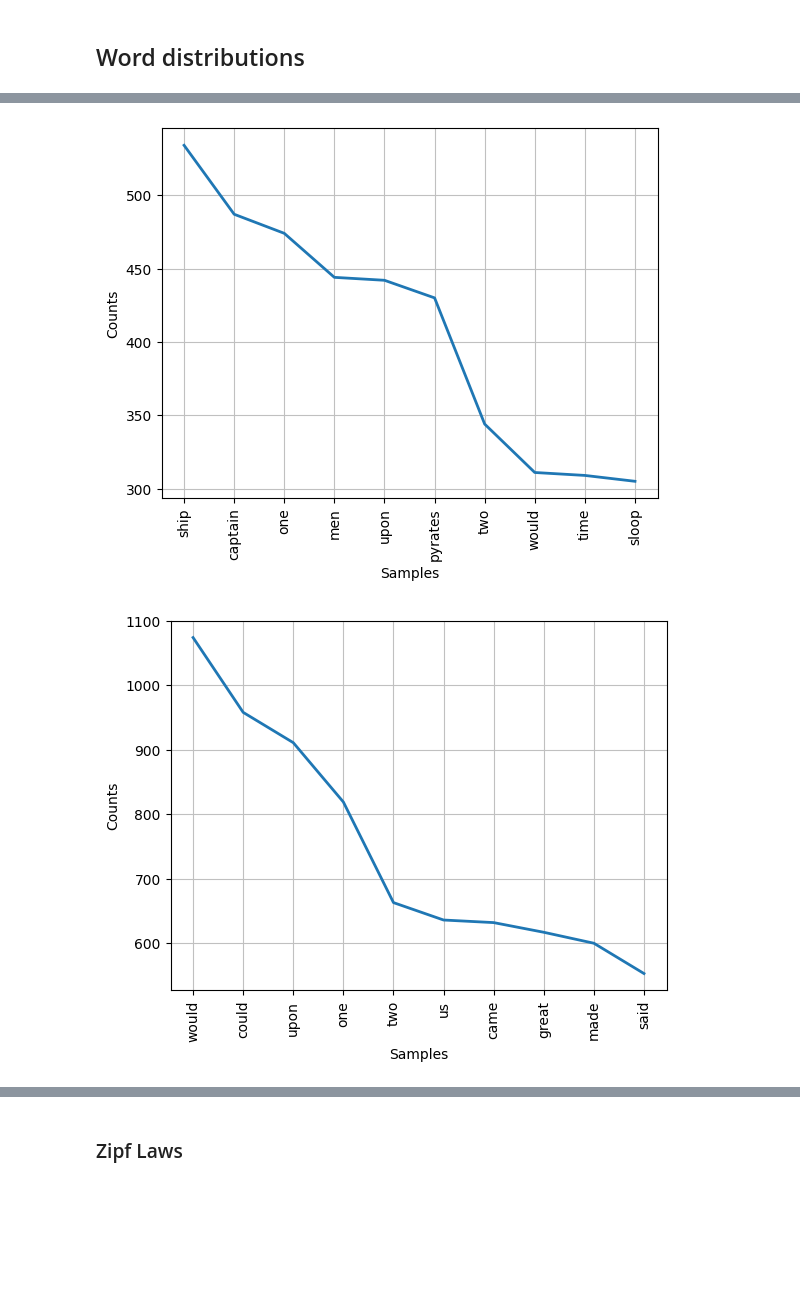
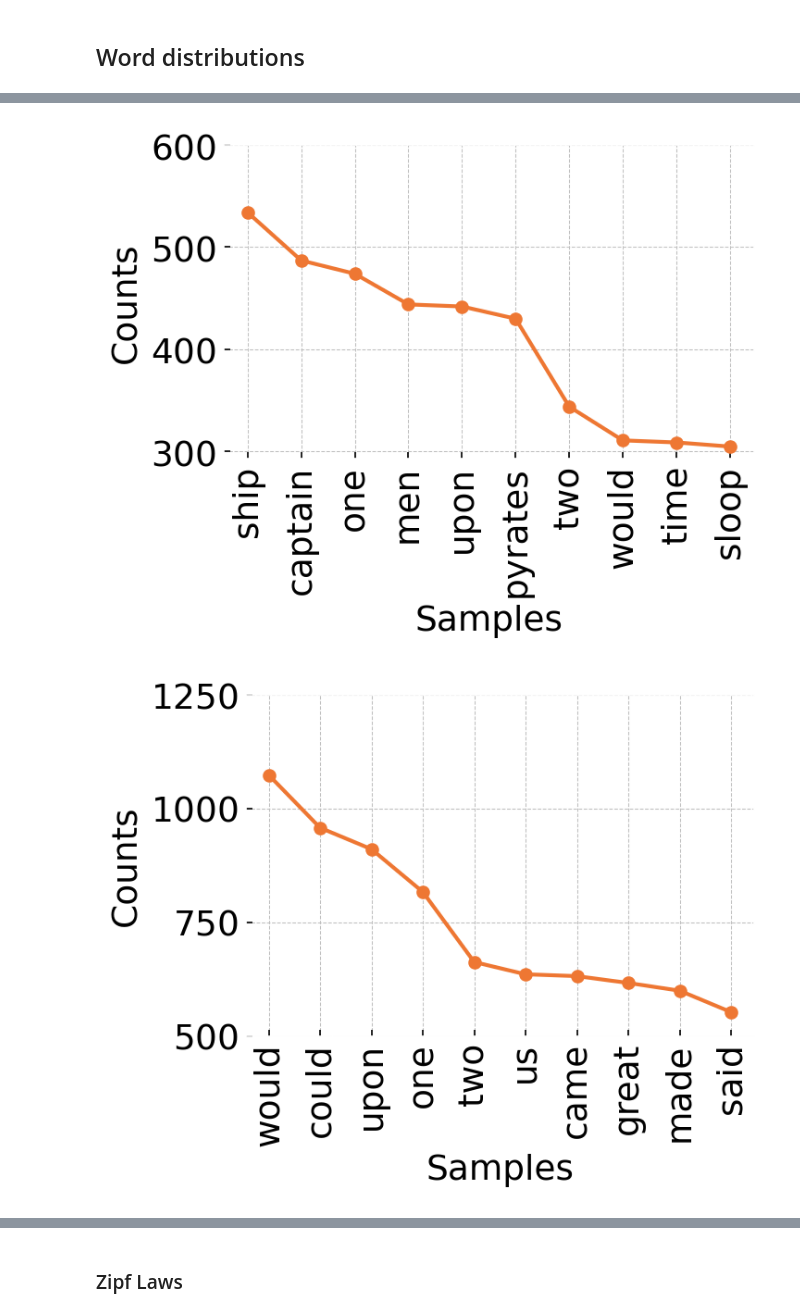
Before and after one commit to bryaneadams/general_history_of_the_pyrates, a Jupyter notebook: notebooks/eda.ipynb, the cells around one changed output, grey strips where cells are left out. Drawn from its saved outputs; the diff is of its cells as text; code cells hidden in the pictures; blank space fills up the shorter version.

```diff
--- a/notebooks/eda.ipynb
+++ b/notebooks/eda.ipynb
@@ -1,8 +1,8 @@
 # %%
 import numpy as np
-import pytesseract, string, re
 from matplotlib import pyplot as plt
-from pdf2image import convert_from_path
+import matplotlib.style as mp_style
+mp_style.use('../matplotlibrc')
 # %%
 from nltk.corpus import stopwords, words
 from nltk.tokenize import word_tokenize
@@ -145,13 +226,15 @@ FreqDist({'would': 1074, 'could': 958, 'upon': 911, 'one': 819, 'two': 663, 'us'
 # %%
 pyrates_dist.plot(10)
+plt.yticks(np.arange(300,700,100))
 plt.show()
 # %% [output]
-[figure, old version]
+[figure, new version]
 # %%
 rc_dist.plot(10)
+plt.yticks(np.arange(500,1500,250))
 plt.show()
 # %% [output]
-[figure, old version]
+[figure, new version]
 # %%
 # get the 15 most common words from each distribution
 pyrates_most_common = set(word for word, _ in pyrates_dist.most_common(15))
```
Also changed, not shown: parts of 23 cells of this notebook, 48 other files.
